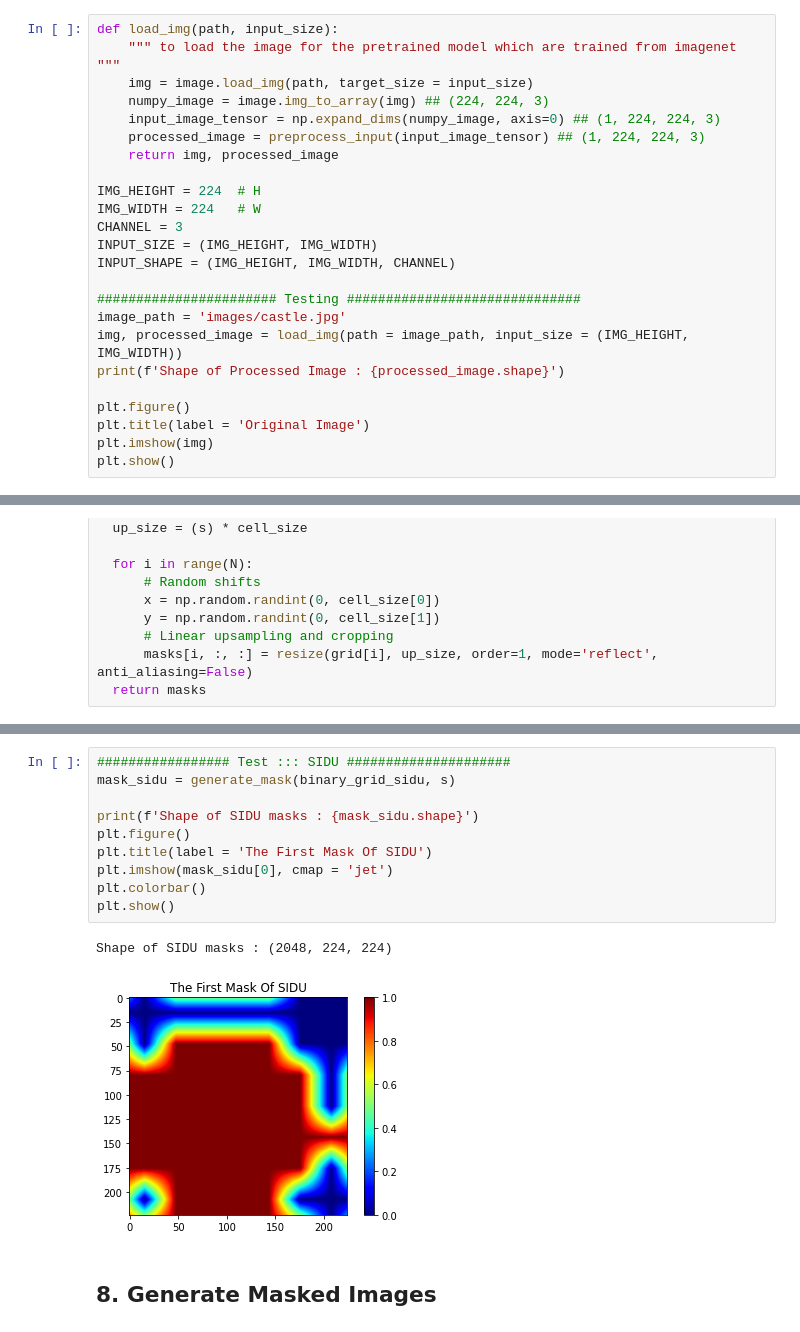
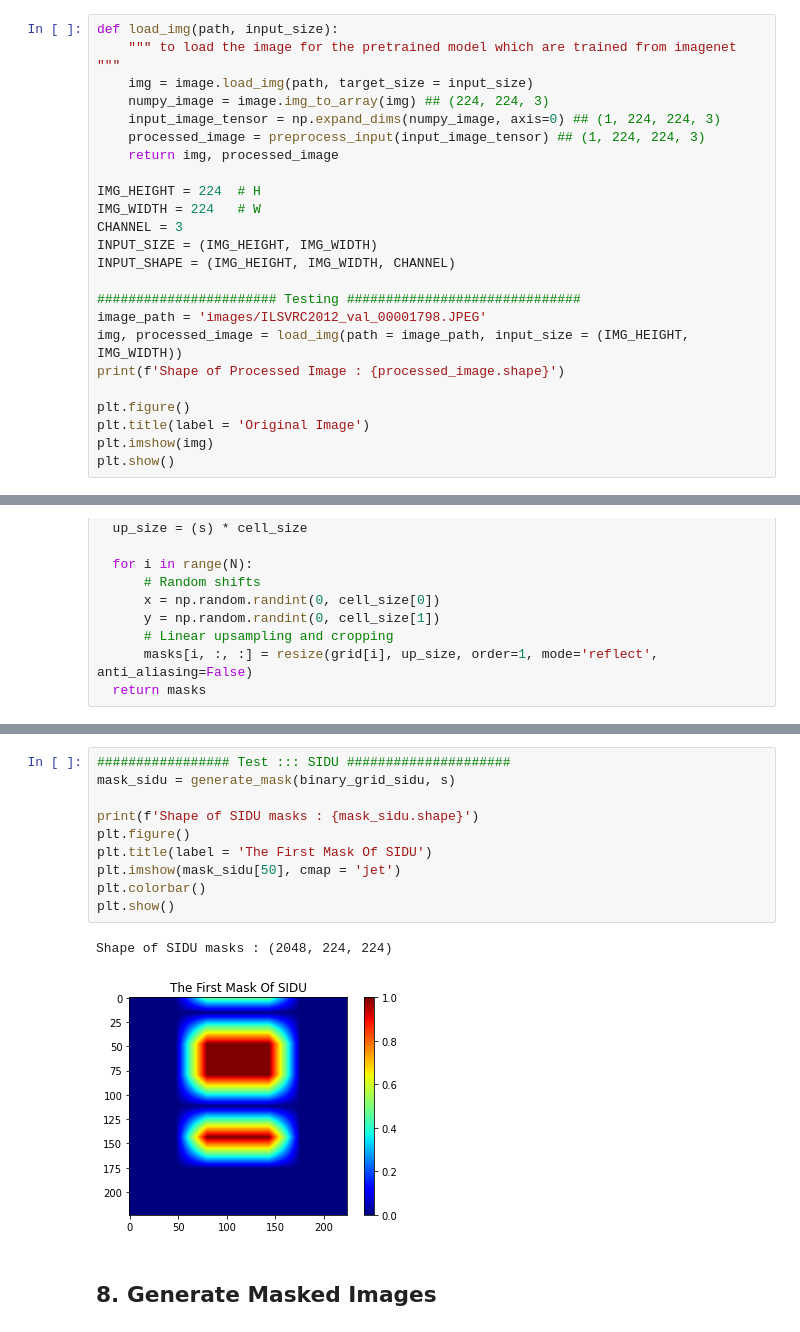
Before and after one commit to deshanchathusanka/abuses-biases-blessing-of-data, a Jupyter notebook: research/SIDU.ipynb, the cells around one changed output, grey strips where cells are left out. Drawn from its saved outputs; the diff is of its cells as text.

```diff
--- a/research/SIDU.ipynb
+++ b/research/SIDU.ipynb
@@ -62,7 +61,7 @@ INPUT_SIZE = (IMG_HEIGHT, IMG_WIDTH)
 INPUT_SHAPE = (IMG_HEIGHT, IMG_WIDTH, CHANNEL)
 
 ####################### Testing ##############################
-image_path = 'images/castle.jpg'
+image_path = 'images/ILSVRC2012_val_00001798.JPEG'
 img, processed_image = load_img(path = image_path, input_size = (IMG_HEIGHT, IMG_WIDTH))
 print(f'Shape of Processed Image : {processed_image.shape}')
 
@@ -217,16 +216,16 @@ Shape of RISE masks : (2048, 224, 224)
 # %%
 ################# Test ::: SIDU #####################
 mask_sidu = generate_mask(binary_grid_sidu, s)
 
 print(f'Shape of SIDU masks : {mask_sidu.shape}')
 plt.figure()
 plt.title(label = 'The First Mask Of SIDU')
-plt.imshow(mask_sidu[0], cmap = 'jet')
+plt.imshow(mask_sidu[50], cmap = 'jet')
 plt.colorbar()
 plt.show()
 # %% [output]
 Shape of SIDU masks : (2048, 224, 224)
-[figure, old version]
+[figure, new version]
 # %% [markdown]
 <h2>8. Generate Masked Images</h2>
 # %%
```
Also changed, not shown: parts of 17 cells of this notebook.
